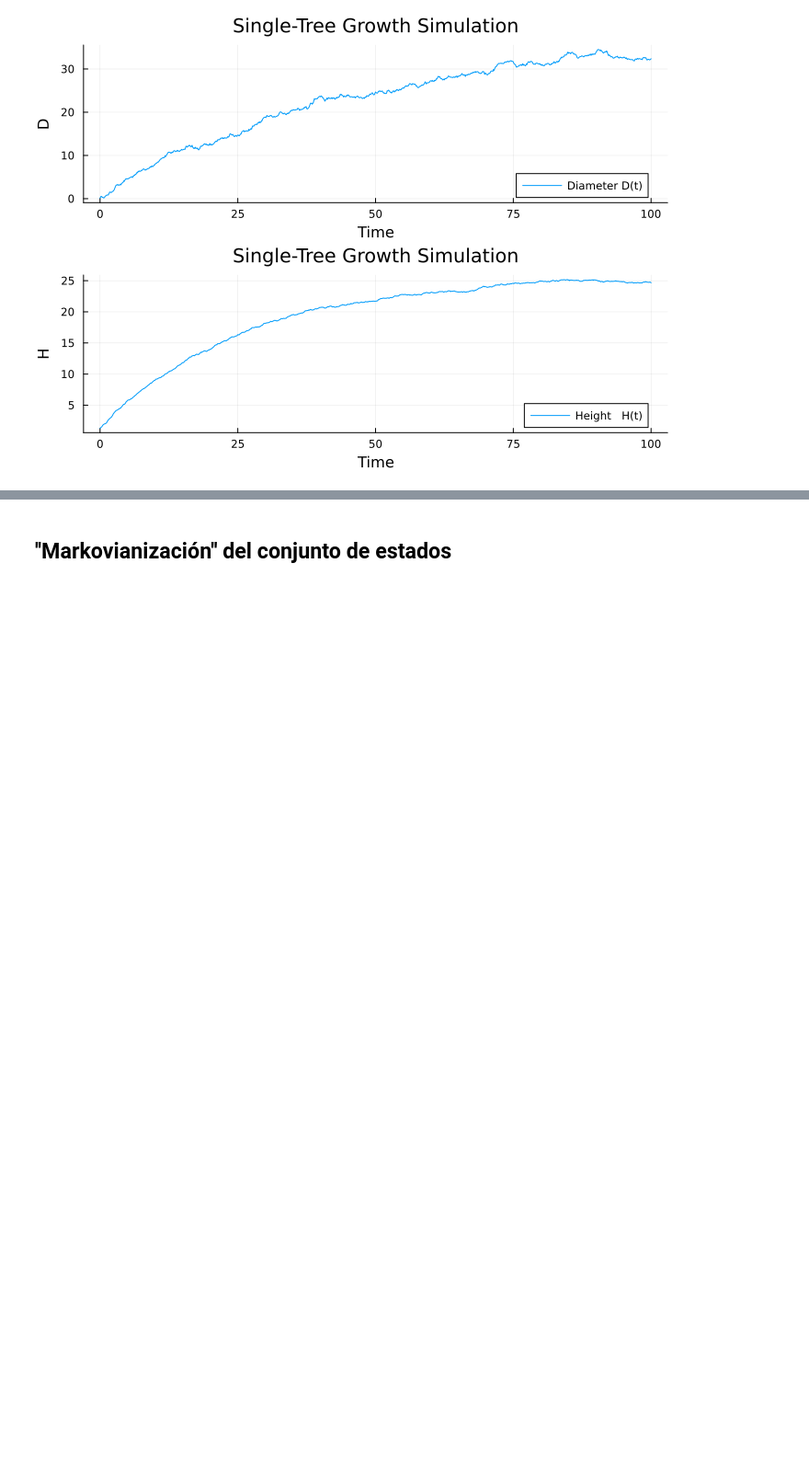
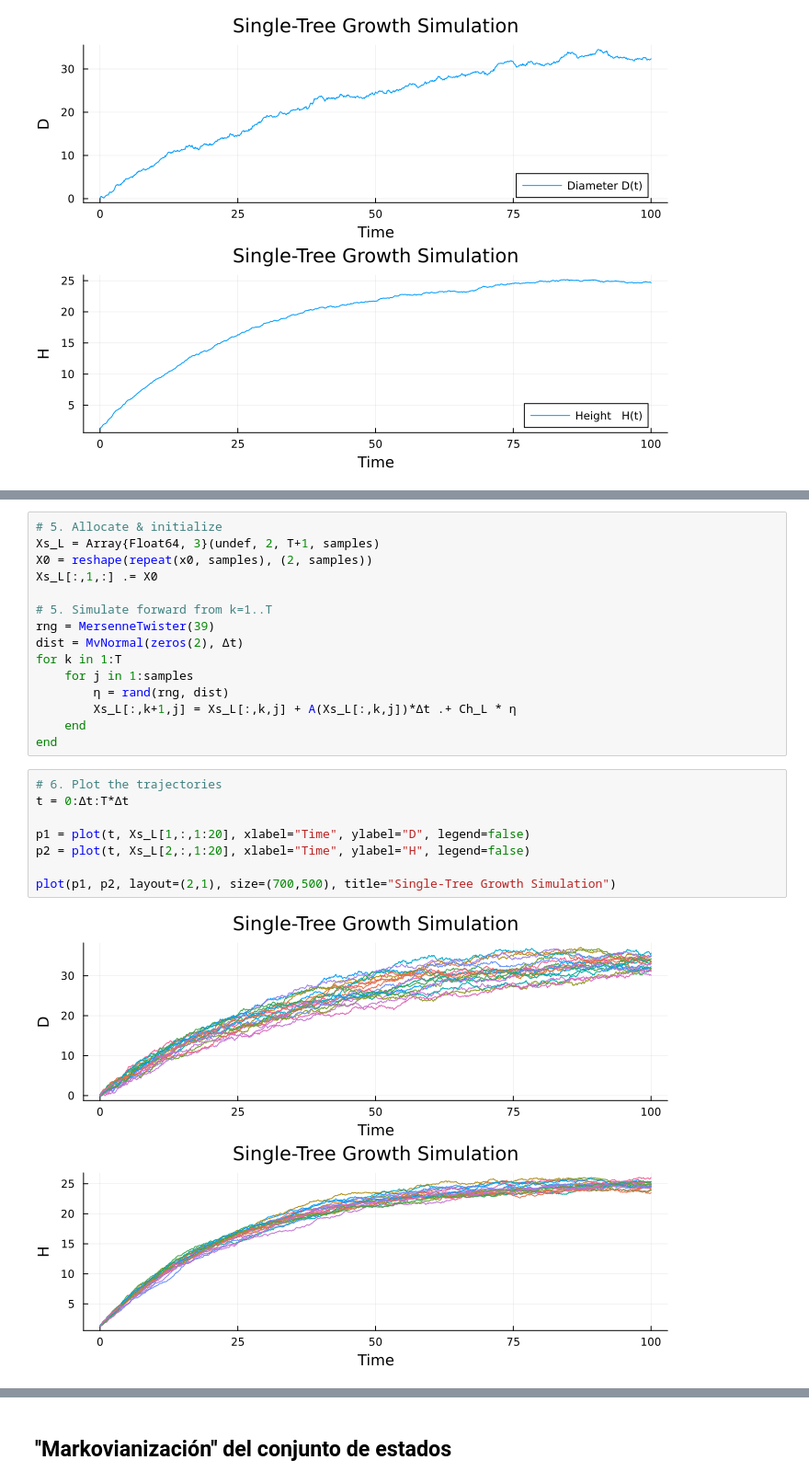
Before and after one commit to StgoLamas/PRACTICA-II, a Jupyter notebook: Semana 4/personal_s4.ipynb, the cells around one changed output, grey strips where cells are left out. Shown at 92% size. Saved outputs shown, nothing was run; the diff lists cells and outputs as text; blank space fills up the shorter version.

```diff
--- a/Semana 4/personal_s4.ipynb
+++ b/Semana 4/personal_s4.ipynb
@@ -630,3 +635,28 @@ plot(p1, p2, layout=(2,1), size=(700,500), title="Single‐Tree Growth Simulatio
+# %%
+# 5. Allocate & initialize
+Xs_L = Array{Float64, 3}(undef, 2, T+1, samples)
+X0 = reshape(repeat(x0, samples), (2, samples))
+Xs_L[:,1,:] .= X0
+
+# 5. Simulate forward from k=1..T
+rng = MersenneTwister(39)
+dist = MvNormal(zeros(2), Δt)
+for k in 1:T
+    for j in 1:samples
+        η = rand(rng, dist)
+        Xs_L[:,k+1,j] = Xs_L[:,k,j] + A(Xs_L[:,k,j])*Δt .+ Ch_L * η
+    end
+end
+# %%
+# 6. Plot the trajectories
+t = 0:Δt:T*Δt
+
+p1 = plot(t, Xs_L[1,:,1:20], xlabel="Time", ylabel="D", legend=false)
+p2 = plot(t, Xs_L[2,:,1:20], xlabel="Time", ylabel="H", legend=false)
+
+plot(p1, p2, layout=(2,1), size=(700,500), title="Single‐Tree Growth Simulation")
+# %% [output]
+[figure, added]
 # %%
 # 4. Initial condition at t0=5, below μ
 Δt      = .1     # time step
```
Also changed, not shown: parts of 43 cells of this notebook, 2 other files.
